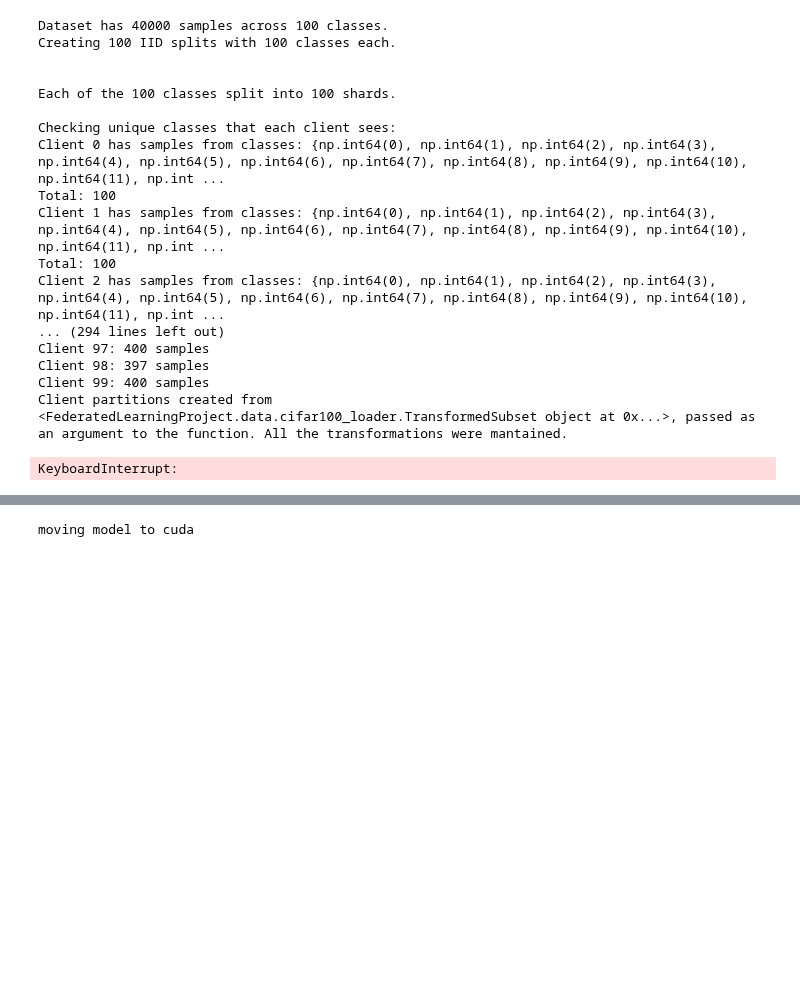
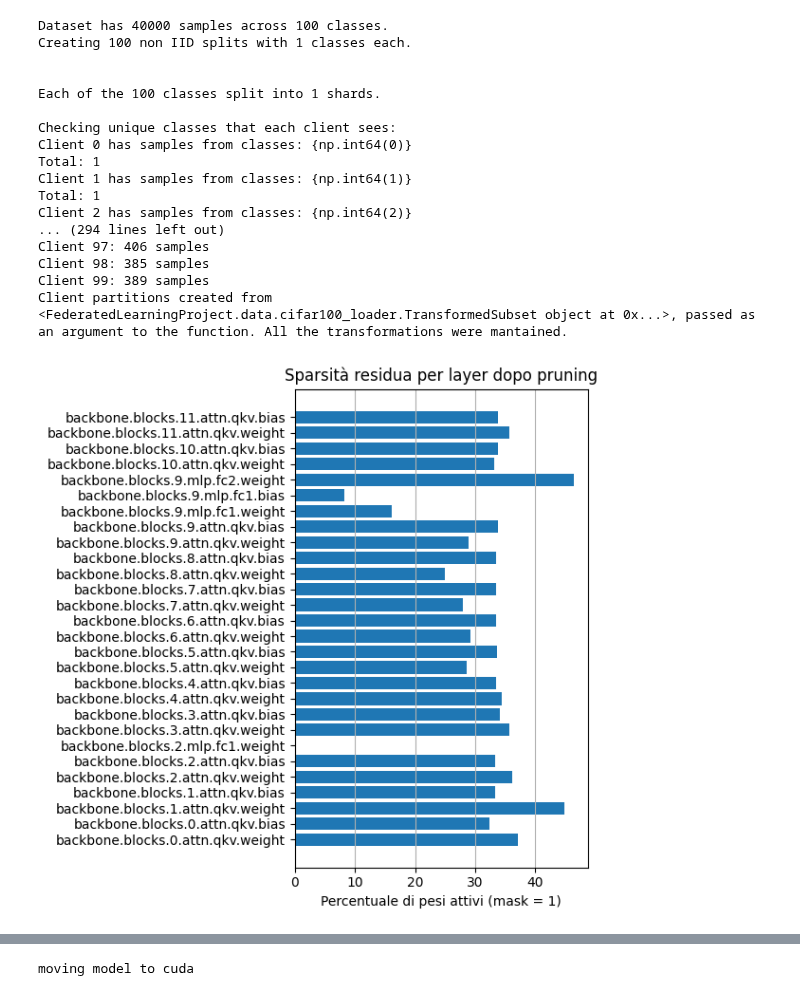
Before and after one commit to depetrofabio/FederatedLearningProject, a Jupyter notebook: experiments/model_editing.ipynb, the cells around one changed output, grey strips where cells are left out. Saved outputs shown, nothing was run; the diff lists cells and outputs as text; code cells hidden in the pictures; blank space fills up the shorter version.

```diff
--- a/experiments/model_editing.ipynb
+++ b/experiments/model_editing.ipynb
@@ -77,9 +89,9 @@ moving model to cuda
 
 num_clients = 100
 from FederatedLearningProject.data.cifar100_loader import create_non_iid_splits, create_iid_splits
-client_dataset_iid = create_iid_splits(train_set, num_clients = num_clients)
+#client_dataset_iid = create_iid_splits(train_set, num_clients = num_clients)
 
-#client_dataset_non_iid_1 = create_non_iid_splits(train_set, num_clients = num_clients, classes_per_client = 1)
+client_dataset_non_iid_1 = create_non_iid_splits(train_set, num_clients = num_clients, classes_per_client = 1)
 
 #client_dataset_non_iid_5 = create_non_iid_splits(train_set, num_clients = num_clients, classes_per_client = 5)
 
@@ -88,27 +100,25 @@ client_dataset_iid = create_iid_splits(train_set, num_clients = num_clients)
 #client_dataset_non_iid_50 = create_non_iid_splits(train_set, num_clients = num_clients, classes_per_client = 50)
 # %% [output]
 Dataset has 40000 samples across 100 classes.
-Creating 100 IID splits with 100 classes each.
+Creating 100 non IID splits with 1 classes each.
 
 
-Each of the 100 classes split into 100 shards.
+Each of the 100 classes split into 1 shards.
 
 Checking unique classes that each client sees:
-Client 0 has samples from classes: {np.int64(0), np.int64(1), np.int64(2), np.int64(3), np.int64(4), np.int64(5), np.int64(6), np.int64(7), np.int64(8), np.int64(9), np.int64(10), np.int64(11), np.int ...
-Total: 100
-Client 1 has samples from classes: {np.int64(0), np.int64(1), np.int64(2), np.int64(3), np.int64(4), np.int64(5), np.int64(6), np.int64(7), np.int64(8), np.int64(9), np.int64(10), np.int64(11), np.int ...
-Total: 100
-Client 2 has samples from classes: {np.int64(0), np.int64(1), np.int64(2), np.int64(3), np.int64(4), np.int64(5), np.int64(6), np.int64(7), np.int64(8), np.int64(9), np.int64(10), np.int64(11), np.int ...
+Client 0 has samples from classes: {np.int64(0)}
+Total: 1
+Client 1 has samples from classes: {np.int64(1)}
+Total: 1
+Client 2 has samples from classes: {np.int64(2)}
 ... (294 lines left out)
-Client 97: 400 samples
-Client 98: 397 samples
-Client 99: 400 samples
+Client 97: 406 samples
+Client 98: 385 samples
+Client 99: 389 samples
 Client partitions created from <FederatedLearningProject.data.cifar100_loader.TransformedSubset object at 0x...>, passed as an argument to the function. All the transformations were mantained.
 # %%
 from FederatedLearningProject.training.model_editing import compute_mask_clients, plot_all_layers_mask_sparsity
-masks_to_save = compute_mask_clients(model, client_dataset_iid, num_examples=25, num_classes=100, n_per_class=1, final_sparsity=0.8)
+masks_to_save = compute_mask_clients(model, client_dataset_non_iid_1, num_examples=25, num_classes=1, n_per_class=100, final_sparsity=0.8)
-# %% [output]
-KeyboardInterrupt:
 # %%
 from FederatedLearningProject.training.model_editing import convert_float_masks_to_bool
 bool_masks = convert_float_masks_to_bool(masks_to_save)
@@ -121,15 +131,21 @@ torch.save(bool_masks, "FederatedLearningProject/masks/client_masks_iid_sparsity
 from FederatedLearningProject.training.model_editing import compute_mask_clients, plot_all_layers_mask_sparsity
 # client_mask_iid = compute_mask_clients(model, client_dataset_iid, num_examples=100, num_classes=100, n_per_class=1)
 # torch.save(client_masks_iid, "FederatedLearningProject/masks/client_masks_iid.pth")
-#client_masks_iid = torch.load("FederatedLearningProject/masks/client_masks_iid.pth")
-
-#client_masks_non_iid_1 = torch.load("FederatedLearningProject/masks/client_masks_non_iid_1.pth")
-
+#client_masks_iid = torch.load("FederatedLearningProject/masks/light_weight_masks_iid.pth")
+#client_masks_iid_08 = torch.load("FederatedLearningProject/masks/client_masks_iid_sparsity_08.pth")
+#client_masks_iid_05 = torch.load("FederatedLearningProject/masks/client_masks_iid_sparsity_05.pth")
+client_masks_non_iid_1 = torch.load("FederatedLearningProject/masks/client_masks_non_iid_1.pth")
+#client_masks_non_iid_1_08 = torch.load("FederatedLearningProject/masks/client_masks_non_iid_1_sparsity_08.pth")
+#client_masks_non_iid_1_07 = torch.load("FederatedLearningProject/masks/client_masks_non_iid_1_sparsity_07.pth")
 #client_masks_non_iid_5 = torch.load("FederatedLearningProject/masks/client_masks_non_iid_5.pth")
 
 #client_masks_non_iid_10 = torch.load("FederatedLearningProject/masks/client_masks_non_iid_10.pth")
 
 #client_masks_non_iid_50 = torch.load("FederatedLearningProject/masks/client_masks_non_iid_50.pth")
+# %%
+plot_all_layers_mask_sparsity(client_masks_non_iid_1[25])
+# %% [output]
+[figure, added]
 # %%
 # --- OPTIMIZER AND LOSS FUNCTION ---
 
```
Also changed, not shown: parts of 13 cells of this notebook.
